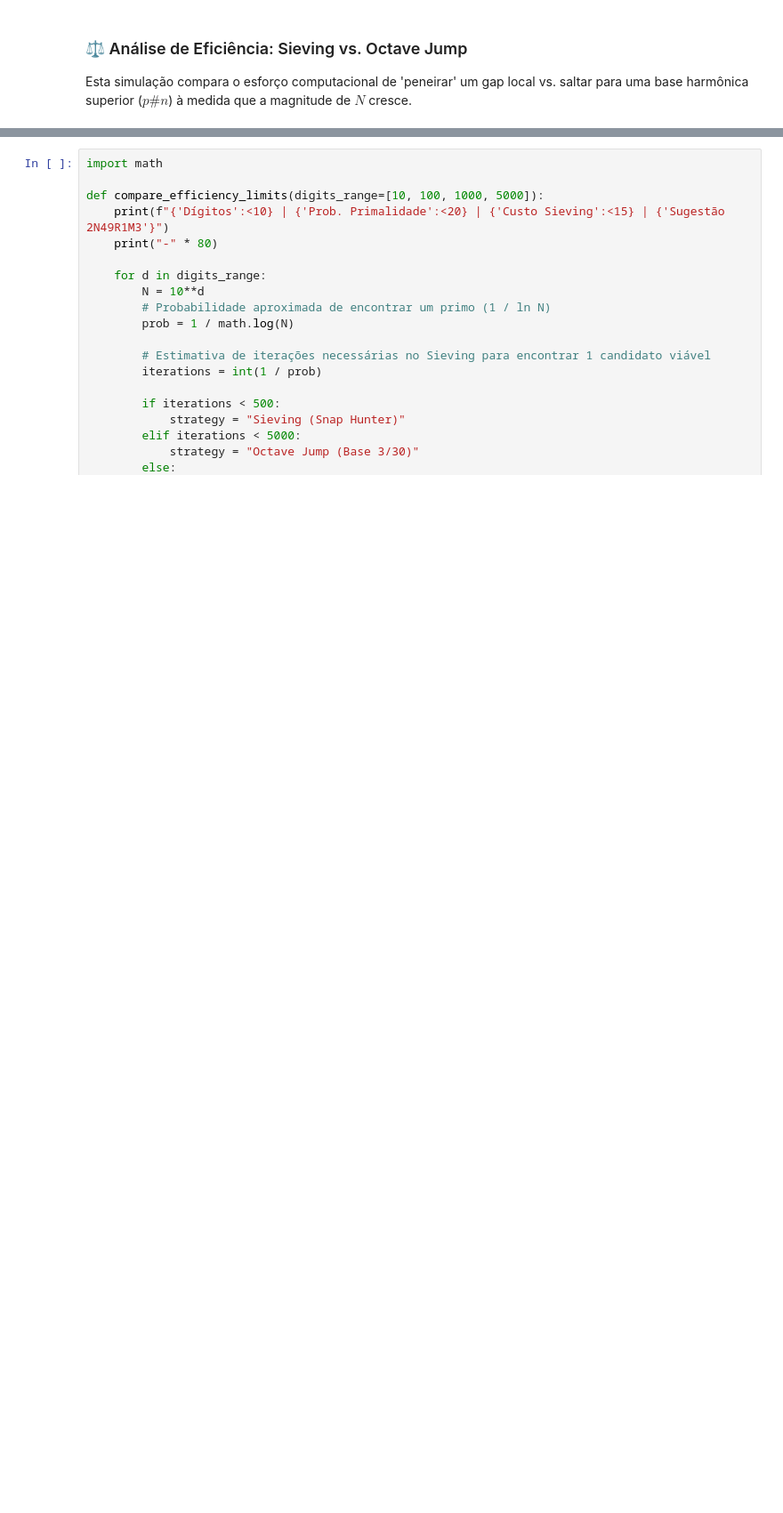
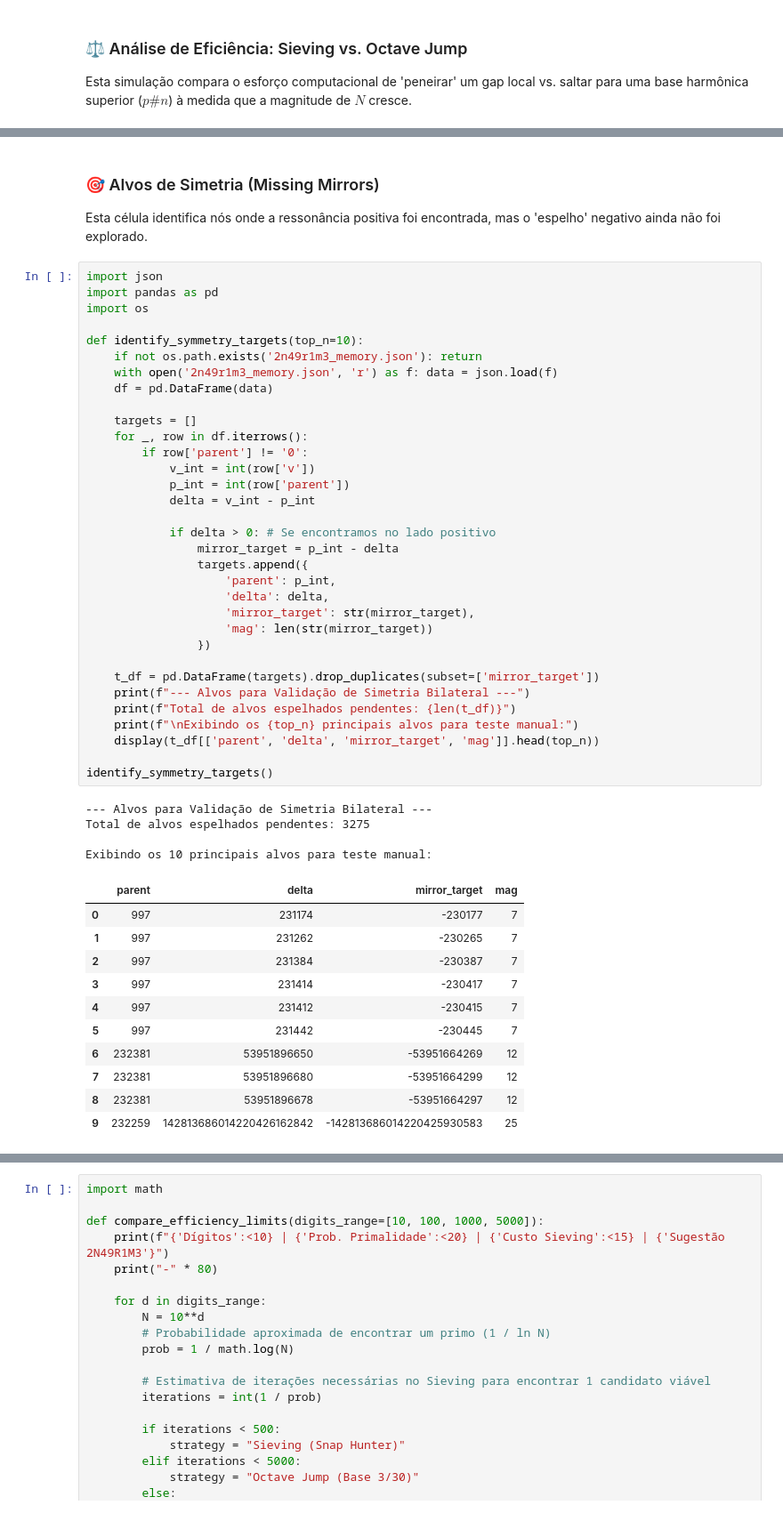
Before and after one commit to brunopedreiro1996-coder/2N49R1M3-powered-by-1NV4S1V0, a Jupyter notebook: 2N49R1M3_powered_by_1NV4S1V0_consolidado.ipynb, the cells around one changed output, grey strips where cells are left out. Shown at 89% size. Drawn from its saved outputs; the diff is of its cells as text; blank space fills up the shorter version.

```diff
--- a/2N49R1M3_powered_by_1NV4S1V0_consolidado.ipynb
+++ b/2N49R1M3_powered_by_1NV4S1V0_consolidado.ipynb
@@ -789,0 +1004,52 @@ Esta simulação compara o esforço computacional de 'peneirar' um gap local vs.
+# %% [markdown]
+### 🎯 Alvos de Simetria (Missing Mirrors)
+Esta célula identifica nós onde a ressonância positiva foi encontrada, mas o 'espelho' negativo ainda não foi explorado.
+# %%
+import json
+import pandas as pd
+import os
+
+def identify_symmetry_targets(top_n=10):
+    if not os.path.exists('2n49r1m3_memory.json'): return
+    with open('2n49r1m3_memory.json', 'r') as f: data = json.load(f)
+    df = pd.DataFrame(data)
+
+    targets = []
+    for _, row in df.iterrows():
+        if row['parent'] != '0':
+            v_int = int(row['v'])
+            p_int = int(row['parent'])
+            delta = v_int - p_int
+
+            if delta > 0: # Se encontramos no lado positivo
+                mirror_target = p_int - delta
+                targets.append({
+                    'parent': p_int,
+                    'delta': delta,
+                    'mirror_target': str(mirror_target),
+                    'mag': len(str(mirror_target))
+                })
+
+    t_df = pd.DataFrame(targets).drop_duplicates(subset=['mirror_target'])
+    print(f"--- Alvos para Validação de Simetria Bilateral ---")
+    print(f"Total de alvos espelhados pendentes: {len(t_df)}")
+    print(f"\nExibindo os {top_n} principais alvos para teste manual:")
+    display(t_df[['parent', 'delta', 'mirror_target', 'mag']].head(top_n))
+
+identify_symmetry_targets()
+# %% [output]
+--- Alvos para Validação de Simetria Bilateral ---
+Total de alvos espelhados pendentes: 3275
+
+Exibindo os 10 principais alvos para teste manual:
+|  | parent | delta | mirror_target | mag |
+| 0 | 997 | 231174 | -230177 | 7 |
+| 1 | 997 | 231262 | -230265 | 7 |
+| 2 | 997 | 231384 | -230387 | 7 |
+| 3 | 997 | 231414 | -230417 | 7 |
+| 4 | 997 | 231412 | -230415 | 7 |
+| 5 | 997 | 231442 | -230445 | 7 |
+| 6 | 232381 | 53951896650 | -53951664269 | 12 |
+| 7 | 232381 | 53951896680 | -53951664299 | 12 |
+| 8 | 232381 | 53951896678 | -53951664297 | 12 |
+| 9 | 232259 | 142813686014220426162842 | -142813686014220425930583 | 25 |
```
Also changed, not shown: parts of 23 cells of this notebook.
